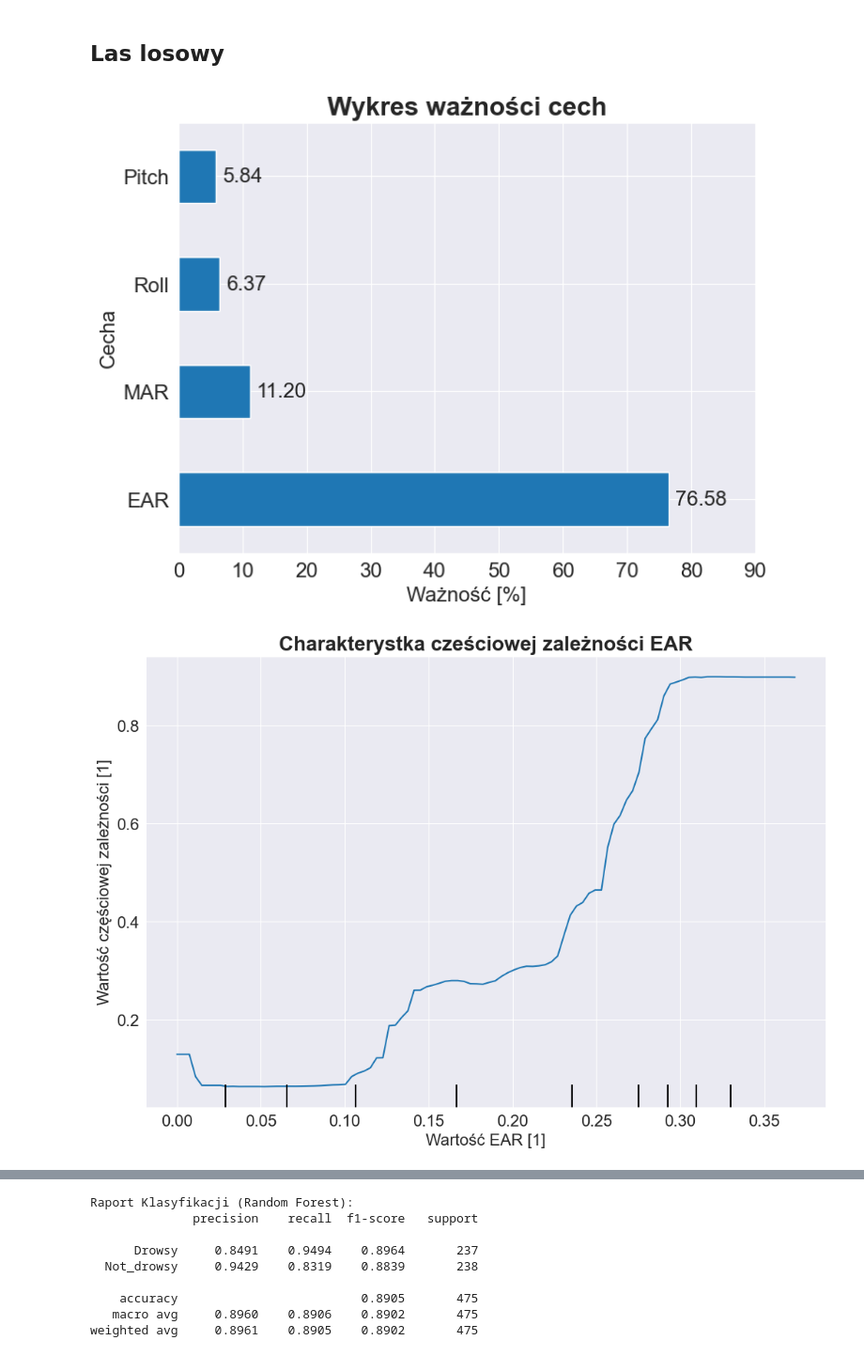
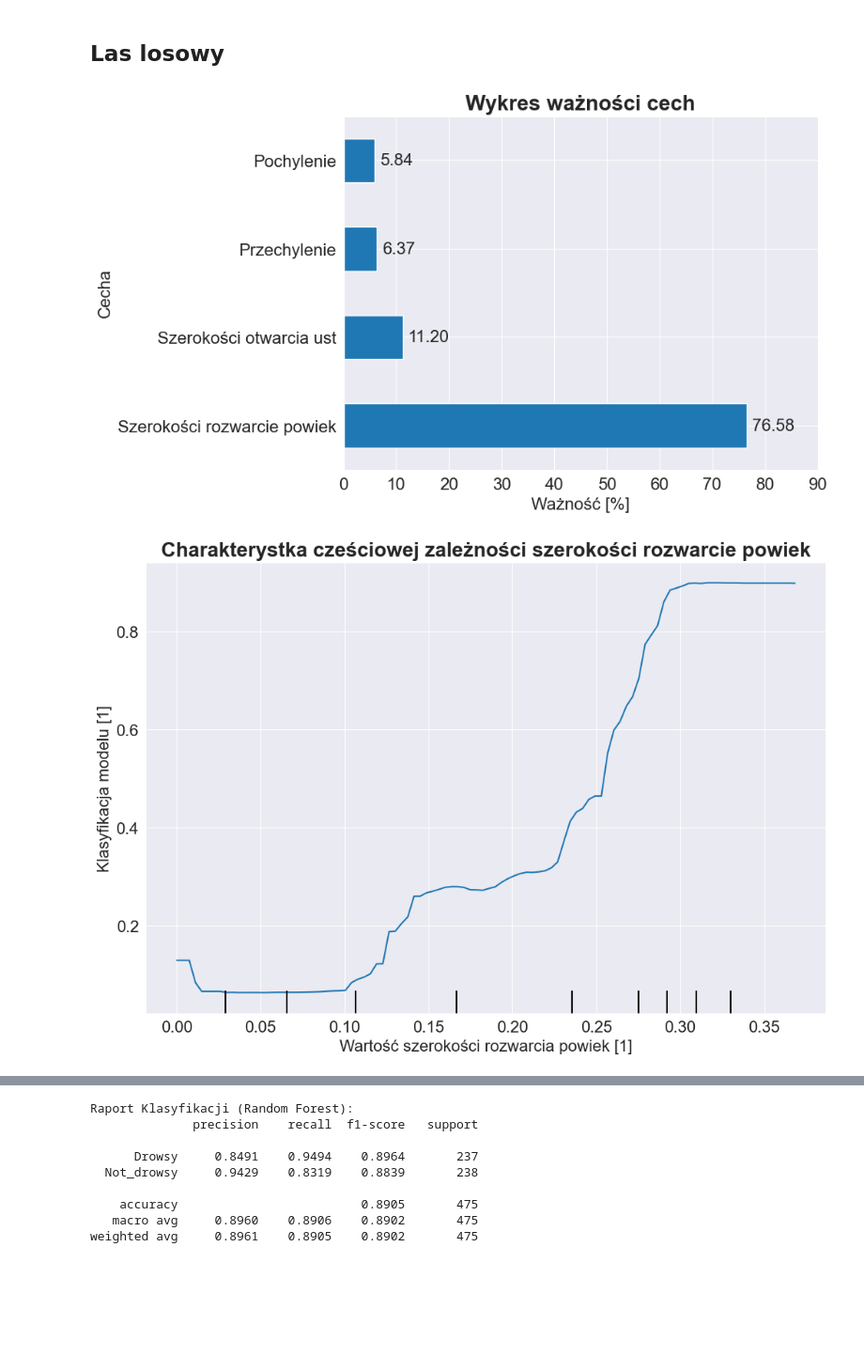
Before and after one commit to AdrianPanasiewicz/Drowsiness_detection_system, a Jupyter notebook: Workspace/Models/validating_on_test_dataset.ipynb, the cells around one changed output, grey strips where cells are left out. Shown at 94% size. Drawn from its saved outputs; the diff is of its cells as text; code cells hidden in the pictures; blank space fills up the shorter version.

Commit message:
Changed labels for graphs.

```diff
--- a/Workspace/Models/validating_on_test_dataset.ipynb
+++ b/Workspace/Models/validating_on_test_dataset.ipynb
@@ -57,19 +57,29 @@ test_dl = nn.dls.test_dl(test_df)
 ## Las losowy
 # %%
 importance = pd.DataFrame(dict(Parametr=test_xs.columns, Znaczenie=rf.feature_importances_*100)).sort_values("Znaczenie", ascending = False)
+
+custom_labels = {
+    'Pitch': 'Pochylenie',
+    'Roll': 'Przechylenie',
+    'MAR': 'Szerokości otwarcia ust',
+    'EAR': 'Szerokości rozwarcie powiek'
+}
+
+importance['Parametr'] = importance['Parametr'].map(custom_labels)
 
 ax = importance.plot(
     x='Parametr', y='Znaczenie', kind='barh', legend=False, figsize=(8, 6)
 )
+
 ax.set_title("Wykres ważności cech", fontsize=20, fontweight='bold')
 ax.set_xlabel("Ważność [%]", fontsize=16)
 ax.set_ylabel("Cecha", fontsize=16)
 ax.tick_params(axis='both', labelsize=16)
 ax.bar_label(ax.containers[0], fmt='%.2f', padding=5, fontsize=16)
 plt.xlim(0, 90)
 plt.show()
 # %% [output]
-[figure, old version]
+[figure, new version]
 # %%
 import matplotlib.pyplot as plt
 from sklearn.inspection import PartialDependenceDisplay
@@ -84,14 +94,14 @@ pdp = PartialDependenceDisplay.from_estimator(
 )
 
 
-pdp.axes_[0][0].set_title("Charakterystka cześciowej zależności EAR",  fontsize=20, fontweight='bold')
-pdp.axes_[0][0].set_ylabel("Wartość częściowej zależności [1]",  fontsize=16)
-pdp.axes_[0][0].set_xlabel("Wartość EAR [1]",  fontsize=16)
+pdp.axes_[0][0].set_title("Charakterystka cześciowej zależności szerokości rozwarcie powiek",  fontsize=20, fontweight='bold')
+pdp.axes_[0][0].set_ylabel("Klasyfikacja modelu [1]",  fontsize=16)
+pdp.axes_[0][0].set_xlabel("Wartość szerokości rozwarcia powiek [1]",  fontsize=16)
 pdp.axes_[0][0].tick_params(axis='both', labelsize=16)
 pdp.axes_[0][0].grid(True)
 plt.show()
 # %% [output]
-[figure, old version]
+[figure, new version]
 # %%
 fig, ax = plt.subplots(figsize=(12, 8))
 
```
Also changed, not shown: parts of 3 cells of this notebook.
